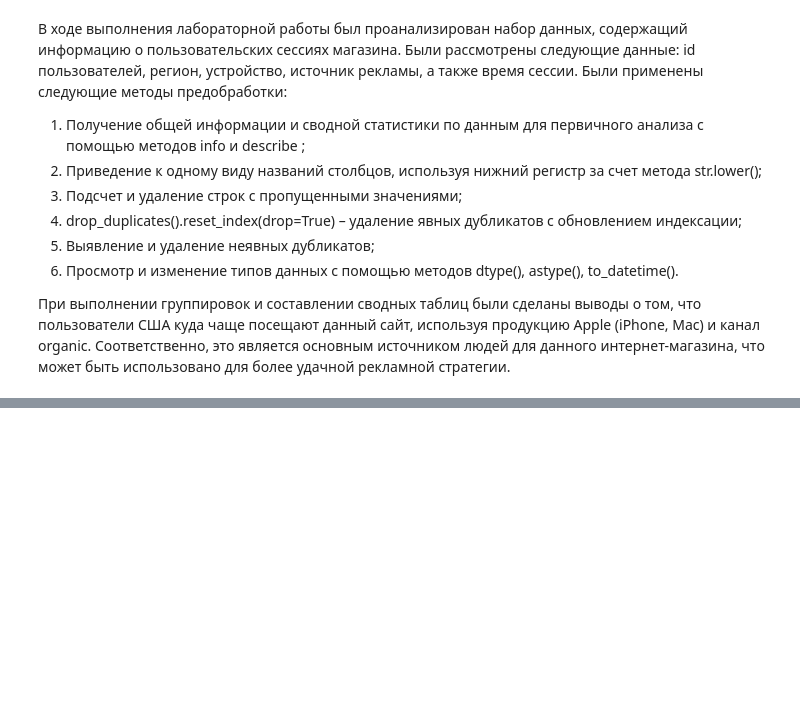
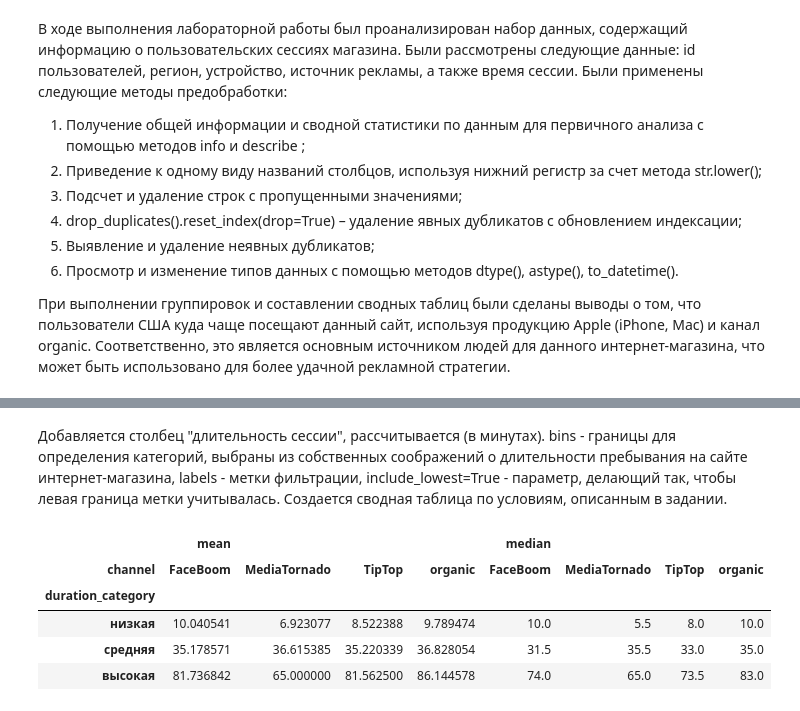
Before and after one commit to AnnLoknovskaya/AD_lab1, a Jupyter notebook: ЛР1_Локновская_6.ipynb, the cells around one changed output, grey strips where cells are left out. Drawn from its saved outputs; the diff is of its cells as text; code cells hidden in the pictures; blank space fills up the shorter version.

```diff
--- a/ЛР1_Локновская_6.ipynb
+++ b/ЛР1_Локновская_6.ipynb
@@ -447,0 +437,17 @@ df.pivot_table(index='device', columns='channel', values='user_id', aggfunc='cou
+# %% [markdown]
+Добавляется столбец "длительность сессии", рассчитывается (в минутах). bins - границы для определения категорий, выбраны из собственных соображений о длительности пребывания на сайте интернет-магазина, labels - метки фильтрации, include_lowest=True - параметр, делающий так, чтобы левая граница метки учитывалась. Создается сводная таблица по условиям, описанным в задании.
+# %%
+df['duration_minute'] = (df['session_end'] - df['session_start']).dt.total_seconds() / 60
+
+bins = [0, 20, 60, float('inf')]
+labels = ['низкая', 'средняя', 'высокая']
+df['duration_category'] = pd.cut(df['duration_minute'], bins=bins, labels=labels, include_lowest=True)
+
+df.pivot_table(index='duration_category', columns='channel', values='duration_minute', aggfunc=['mean', 'median'], observed=False)
+# %% [output]
+|  | mean |  |  |  | median |  |  |  |
+| channel | FaceBoom | MediaTornado | TipTop | organic | FaceBoom | MediaTornado | TipTop | organic |
+| duration_category |  |  |  |  |  |  |  |  |
+| низкая | 10.040541 | 6.923077 | 8.522388 | 9.789474 | 10.0 | 5.5 | 8.0 | 10.0 |
+| средняя | 35.178571 | 36.615385 | 35.220339 | 36.828054 | 31.5 | 35.5 | 33.0 | 35.0 |
+| высокая | 81.736842 | 65.000000 | 81.562500 | 86.144578 | 74.0 | 65.0 | 73.5 | 83.0 |
```
Also changed, not shown: parts of 54 cells of this notebook.
